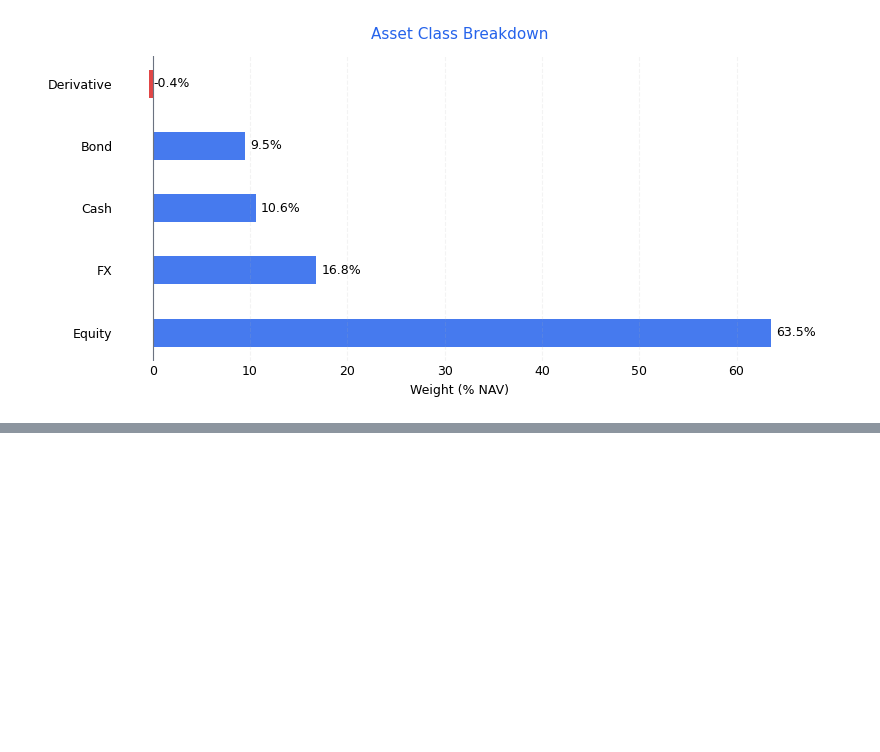
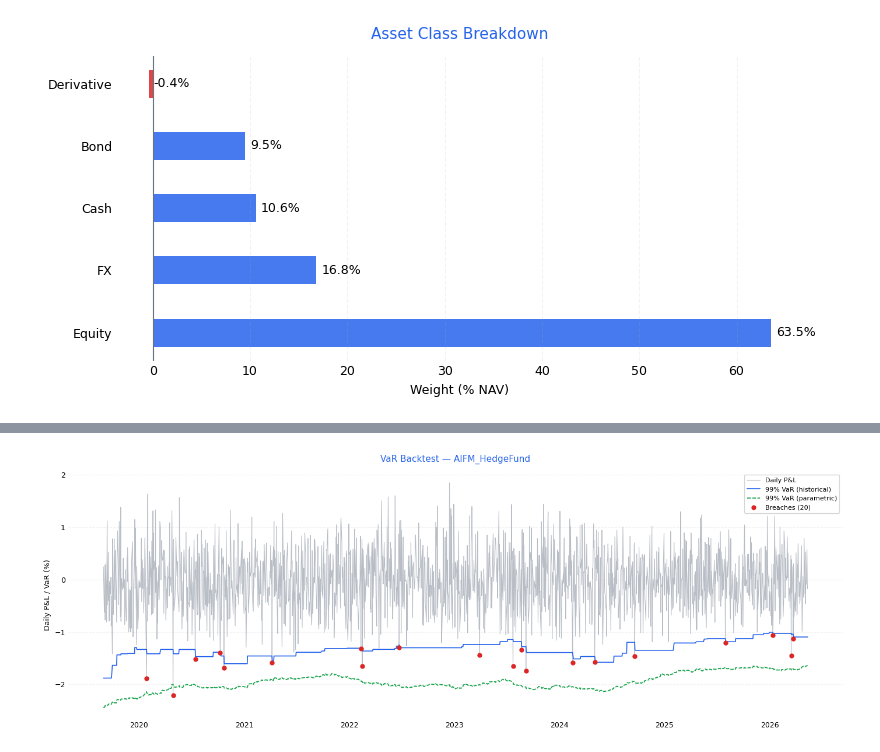
Before and after one commit to mrspatbile/fund-risk-workflow, a Jupyter notebook: notebooks/aifm_hedge_fund.ipynb, the cells around one changed output, grey strips where cells are left out. Drawn from its saved outputs; the diff is of its cells as text; code cells hidden in the pictures; blank space fills up the shorter version.

Commit message:
MRS-27: VaR backtest Kupiec + Christoffersen + ESMA for hedge fund and private debt

```diff
--- a/notebooks/aifm_hedge_fund.ipynb
+++ b/notebooks/aifm_hedge_fund.ipynb
@@ -164,0 +199,22 @@ ES 99% (EUR)               1,189,373  5,319,037
+# %%
+# MRS-27: VaR backtest
+nav_history = query_nav_history(ENGINE, FUND_ID)
+nav_history['date'] = pd.to_datetime(nav_history['date'])
+
+pnl   = nav_history['pnl_pct'].dropna().values
+dates = nav_history['date'].iloc[1:].reset_index(drop=True)
+
+window        = 250
+var_hist      = pd.Series([
+    var_historical(pnl[max(0, i-window):i], confidence=0.99)
+    for i in range(window, len(pnl))
+])
+var_param     = pd.Series([
+    var_parametric(mu=0, sigma=pnl[max(0, i-window):i].std(),
+                   confidence=0.99, dist='t')
+    for i in range(window, len(pnl))
+])
+
+pnl_aligned   = pnl[window:]
+dates_aligned = dates.iloc[window:].reset_index(drop=True)
+print(f"Backtest observations : {len(pnl_aligned)}")
@@ -164,0 +278,23 @@ ES 99% (EUR)               1,189,373  5,319,037
+# %%
+fig, ax = plt.subplots(figsize=(14, 5))
+ax.plot(dates_aligned, pnl_aligned * 100,
+        color='#9ca3af', lw=0.8, label='Daily P&L', alpha=0.7)
+ax.plot(dates_aligned, -var_hist * 100,
+        color=ACCENT, lw=1.2, label='99% VaR (historical)')
+ax.plot(dates_aligned, -var_param * 100,
+        color=ACCENT3, lw=1.2, label='99% VaR (parametric)', linestyle='--')
+
+breaches = pnl_aligned < -var_hist.values
+ax.scatter(dates_aligned[breaches], pnl_aligned[breaches] * 100,
+           color=ACCENT2, s=25, zorder=5, label=f'Breaches ({breaches.sum()})')
+
+ax.set_ylabel('Daily P&L / VaR (%)', fontsize=9)
+ax.set_title(f'VaR Backtest — {FUND_ID}', color=ACCENT, fontsize=11, pad=12)
+ax.spines[['top', 'right', 'left', 'bottom']].set_visible(False)
+ax.grid(True, axis='y', alpha=0.15, linestyle='--')
+ax.tick_params(labelsize=9, length=0)
+ax.legend(fontsize=8)
+plt.tight_layout()
+plt.show()
+# %% [output]
+[figure, added]
```
Also changed, not shown: parts of 9 cells of this notebook, 1 other file.
